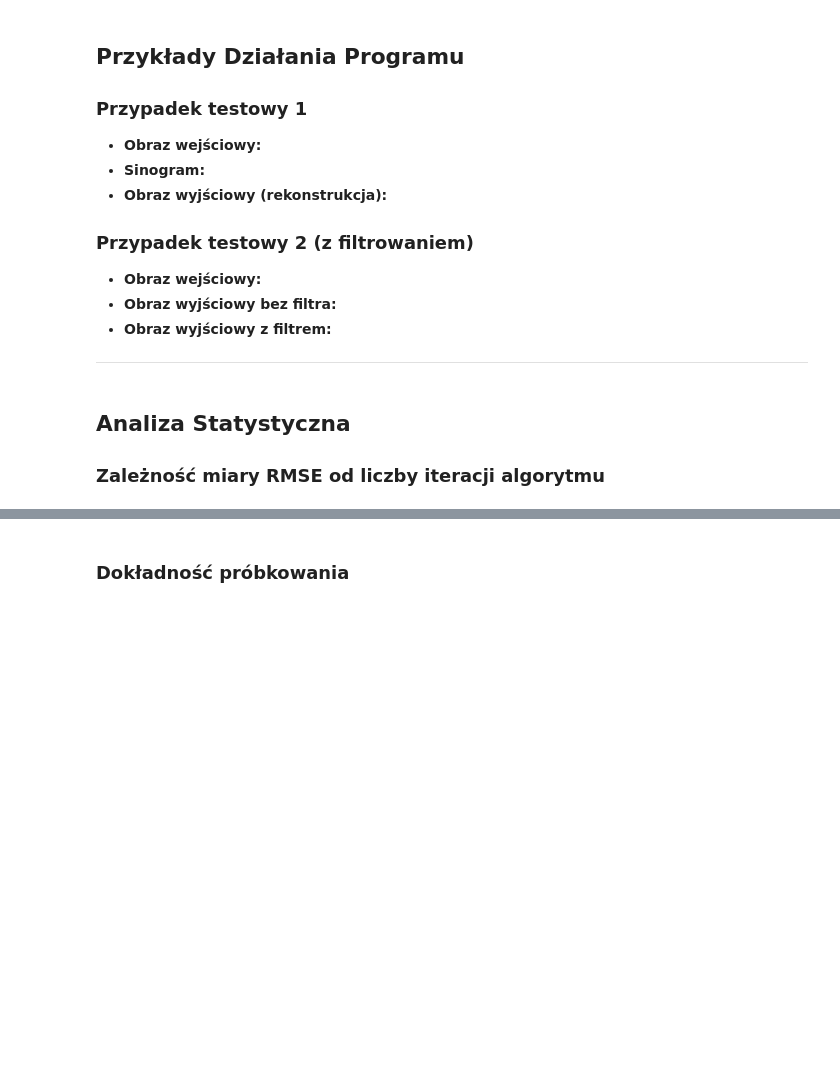
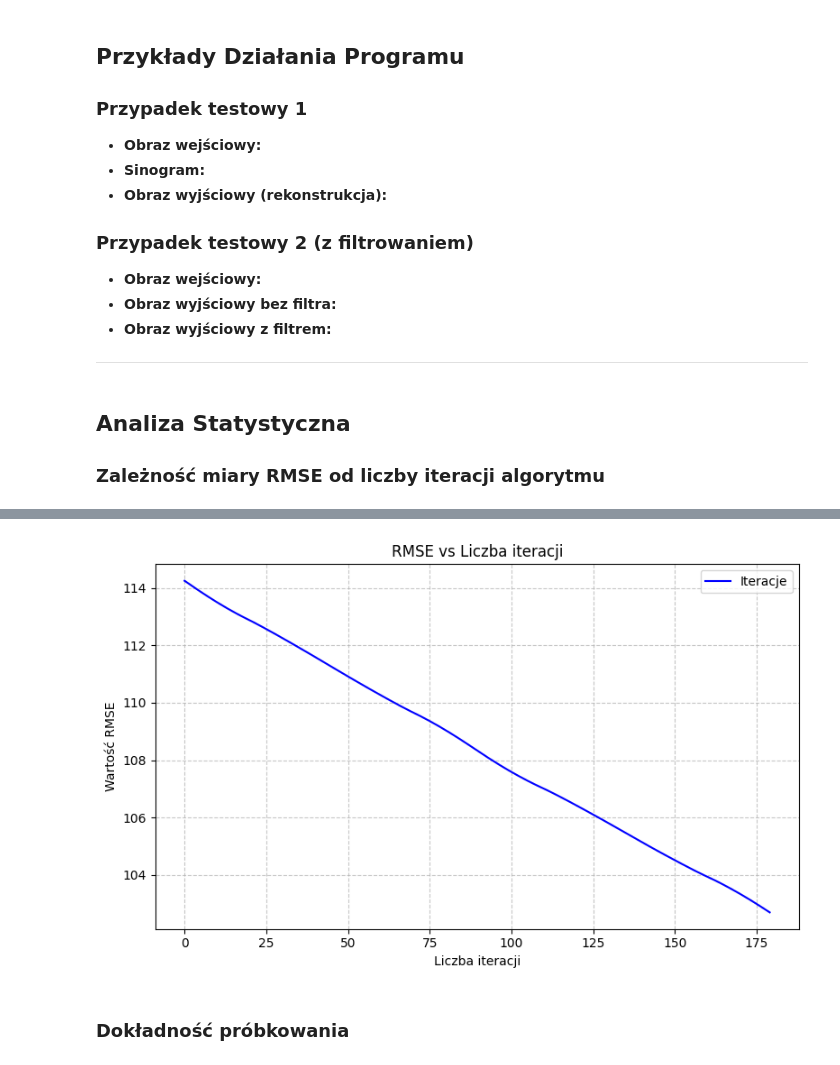
Before and after one commit to viatrix17/Symulacja-Tomografu, a Jupyter notebook: symulacja_tomografu.ipynb, the cells around one changed output, grey strips where cells are left out. Cells and saved outputs as stored; diff of their text form; code cells hidden in the pictures; blank space fills up the shorter version.

```diff
--- a/symulacja_tomografu.ipynb
+++ b/symulacja_tomografu.ipynb
@@ -384,3 +399,21 @@ b'\x00\x00\x00\x00\x00\x0e\r\x00\r\n\x03\x00\x00\x00Y#\x08\x0f$4\x1e\x00Ux?53\x1
+# %%
+x_iter, y_iter = zip(*iteration_rmse)
+
+import matplotlib.pyplot as plt
+
+fig, ax = plt.subplots(figsize=(8, 5))
+ax.plot(x_iter, y_iter, label='Iteracje', color='blue', linestyle='-')
+ax.set_title('RMSE vs Liczba iteracji')
+ax.set_xlabel('Liczba iteracji')
+ax.set_ylabel('Wartość RMSE')
+ax.legend()
+ax.grid(True, linestyle='--', alpha=0.7)
+
+
+plt.tight_layout()
+plt.show()
+# %% [output]
+[figure, added]
 # %% [markdown]
 ### Dokładność próbkowania
 # %%
```
Also changed, not shown: parts of 11 cells of this notebook, 1 other file.
